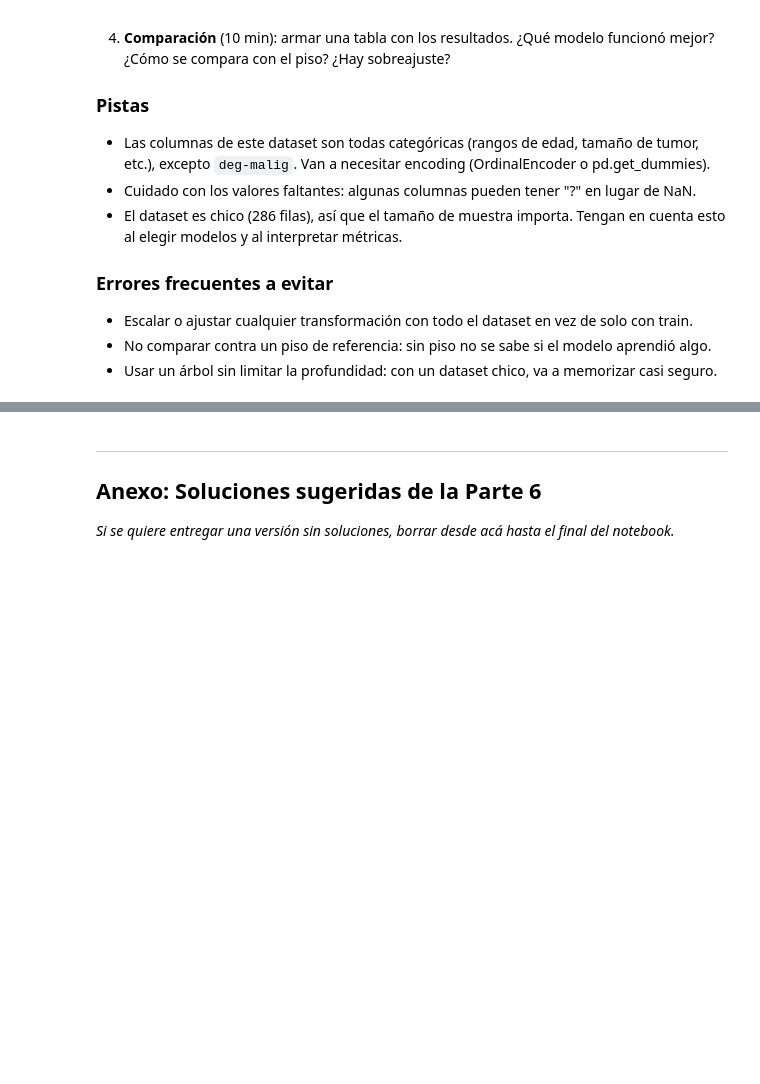
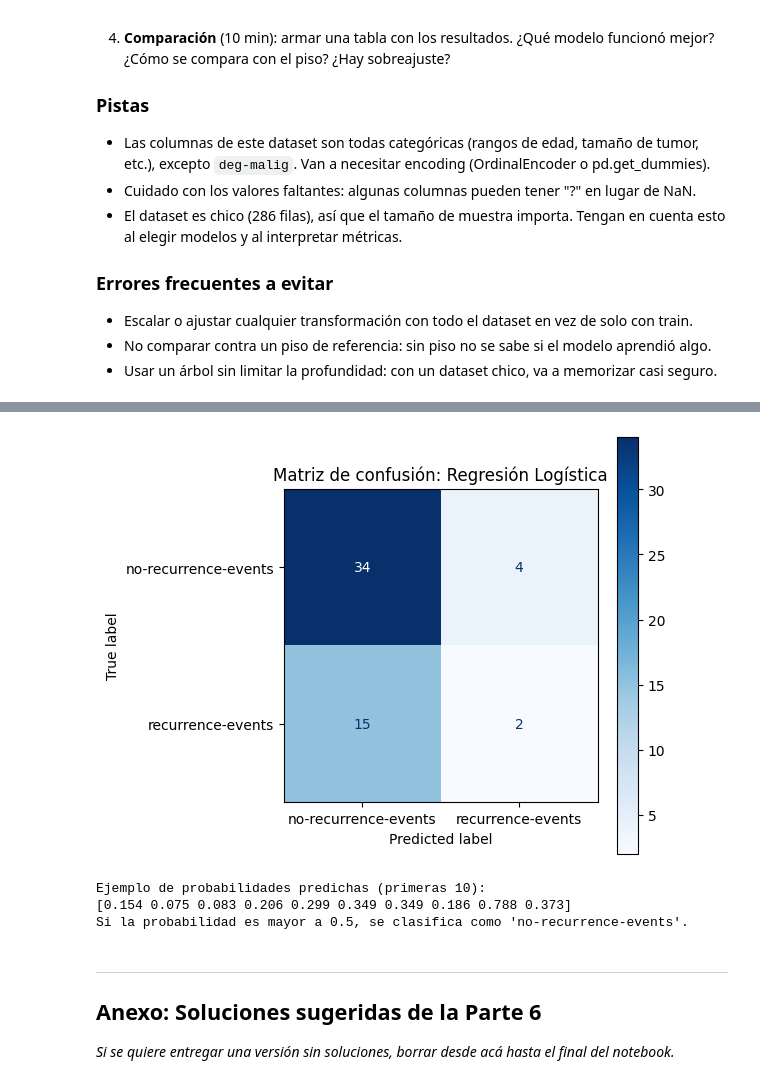
Before and after one commit to EmiiFernandez/actividades_data_sciente_ypf, a Jupyter notebook: notebook/C12_Notebook-16.ipynb, the cells around one changed output, grey strips where cells are left out. Drawn from its saved outputs; the diff is of its cells as text; code cells hidden in the pictures; blank space fills up the shorter version.

```diff
--- a/notebook/C12_Notebook-16.ipynb
+++ b/notebook/C12_Notebook-16.ipynb
@@ -587,0 +793,4 @@ df_cancer.head()
+# %%
+X_cancer_train, X_cancer_test, y_cancer_train, y_cancer_test = train_test_split(
+    X_cancer, y_cancer, test_size=0.2, random_state=42
+)
@@ -587,0 +817,12 @@ df_cancer.head()
+# %%
+scaler_cancer = StandardScaler()
+X_cancer_train_scaled = pd.DataFrame(
+    scaler_cancer.fit_transform(X_cancer_train),
+    columns=features_cancer,
+    index=X_cancer_train.index
+)
+X_cancer_test_scaled = pd.DataFrame(
+    scaler_cancer.transform(X_cancer_test),
+    columns=features_cancer,
+    index=X_cancer_test.index
+)
@@ -587,0 +831,5 @@ df_cancer.head()
+# %%
+# Piso de referencia para clasificación
+dummy_cancer = DummyClassifier(strategy='most_frequent')
+dummy_cancer.fit(X_cancer_train_scaled, y_cancer_train)
+y_pred_cancer_dummy = dummy_cancer.predict(X_cancer_test_scaled)
@@ -587,0 +843,5 @@ df_cancer.head()
+# %%
+# Regresión logística
+log_cancer_reg = LogisticRegression(max_iter=1000, random_state=42)
+log_cancer_reg.fit(X_cancer_train_scaled, y_cancer_train)
+y_cancer_pred_log = log_cancer_reg.predict(X_cancer_test_scaled)
@@ -588,3 +867,24 @@ df_cancer.head()
+# %%
+fig, ax = plt.subplots(figsize=(6, 5))
+ConfusionMatrixDisplay.from_estimator(
+    log_cancer_reg, X_cancer_test_scaled, y_cancer_test,
+    display_labels=le_status.classes_, ax=ax, cmap='Blues'
+)
+ax.set_title('Matriz de confusión: Regresión Logística')
+plt.tight_layout()
+plt.show()
+# %% [output]
+[figure, added]
+# %%
+# Probabilidades predichas
+y_cancer_proba = log_cancer_reg.predict_proba(X_cancer_test_scaled)[:, 1]
+print(f"\nEjemplo de probabilidades predichas (primeras 10):")
+print(np.round(y_cancer_proba[:10], 3))
+print("Si la probabilidad es mayor a 0.5, se clasifica como 'no-recurrence-events'.")
+# %% [output]
+Ejemplo de probabilidades predichas (primeras 10):
+[0.154 0.075 0.083 0.206 0.299 0.349 0.349 0.186 0.788 0.373]
+Si la probabilidad es mayor a 0.5, se clasifica como 'no-recurrence-events'.
 # %% [markdown]
 ---
 
```
Also changed, not shown: parts of 21 cells of this notebook.
